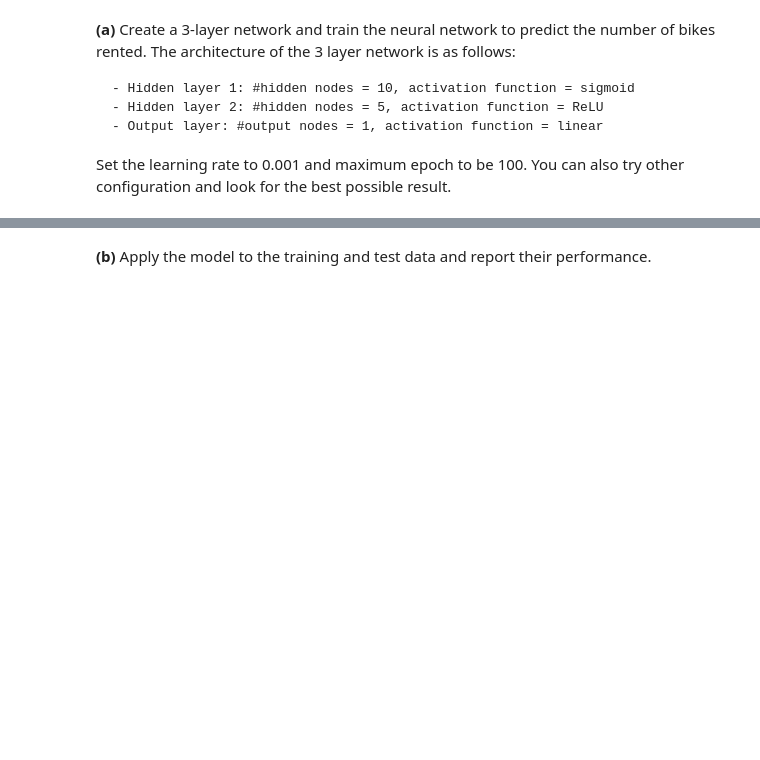
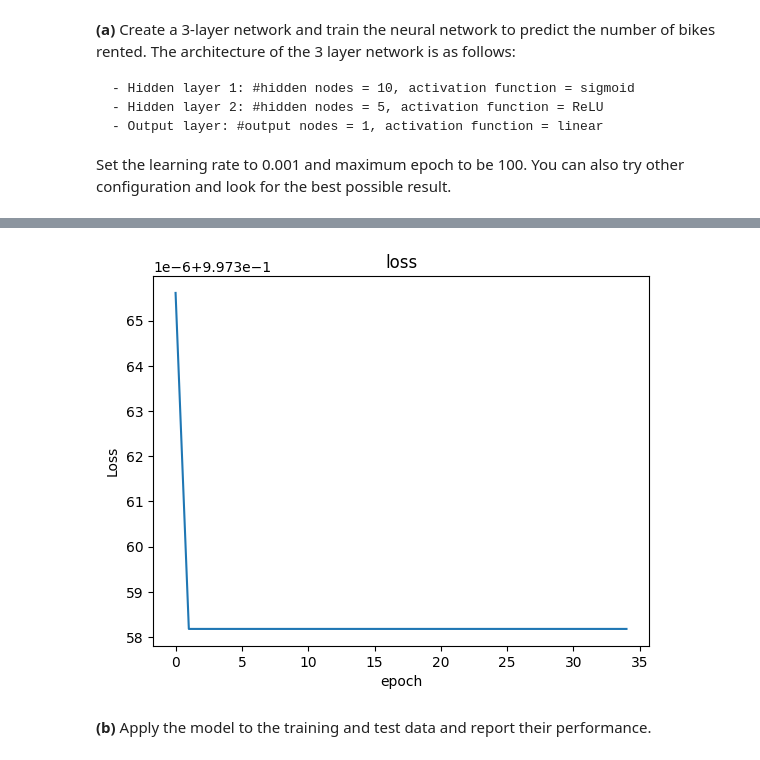
Before and after one commit to bsz123/ClassProjectZukebenj, a Jupyter notebook: project-template.ipynb, the cells around one changed output, grey strips where cells are left out. Cells and saved outputs as stored; diff of their text form; code cells hidden in the pictures; blank space fills up the shorter version.

```diff
--- a/project-template.ipynb
+++ b/project-template.ipynb
@@ -508,7 +508,7 @@ class Layer(object):
 
         self.activation_type =  activation_type
         self.W = np.random.normal(0, 0.1, (output_dim, input_dim))
-        self.b = np.zeros((output_dim, 1))
+        self.b = np.zeros((1, output_dim))
 
     def activation(self, z):
         if self.activation_type == 'linear':
@@ -545,7 +545,7 @@ class Layer(object):
             and returned as an output of the function.
 
         """
-        self.z = np.dot(self.W, x) + self.b
+        self.z = np.dot(self.W, x) + self.b.T
 
         # ** sigma(Wx + b) function **
         self.a = self.activation(self.z)
@@ -574,10 +574,16 @@ class Layer(object):
         """
 
         self.grad_W = np.dot(delta_l, x.T)
-        self.grad_b = delta_l
+        self.grad_b = np.sum(delta_l)
 
         if next_layer is not None:
-            delta_l = np.dot(next_layer.W.T, delta_l) * self.activation_derivative(self.z)
+            # if self.activation_type == 'linear':
+            #     delta_l = np.dot(next_layer.W.T, delta_l)
+            # elif self.activation_type == 'sigmoid':
+            #     delta_l = np.dot(next_layer.W.T, delta_l) * self.activation_derivative(self.z)
+            # elif self.activation_type == 'ReLU':
+            #     delta_l = np.dot(next_layer.W.T, delta_l) * self.activation_derivative(self.z)
+            delta_l = np.dot(next_layer.W.T, delta_l) * self.activation_derivative(self.a)
 
         return delta_l
 # %%
@@ -644,10 +650,15 @@ class MultiLayerNet(object):
 
         delta = self.loss_derivative(y_pred, y)
 
-        # Backpropagate
+        # Backpropagate except for the first layer
         for layer in reversed(self.layers):
             delta = layer.backprop(layer.a, delta)
+
+            # print(layer.W - self.learning_rate * layer.grad_W.T)
+            # print(layer.b - self.learning_rate * layer.grad_b)
+            # print("*************")
             #x = layer
+
 
 
     def loss(self, y_hat, y):
@@ -675,6 +686,7 @@ class MultiLayerNet(object):
         loss_hist = []
 
         for epoch in range(self.epochs):
+            epoch_loss = 0
             for x, y in zip(X, Y):
                 # Compute the predicted value
                 # Ensure that the input data is reshaped to a column vector
@@ -683,21 +695,31 @@ class MultiLayerNet(object):
 
                 # Update the weights and bias
                 for layer in self.layers:
-                    i = layer.W + self.learning_rate * layer.grad_W
+                    i = layer.W + self.learning_rate * layer.grad_W.T
                     layer.W -= i
 
                     j = layer.b + self.learning_rate * layer.grad_b
                     layer.b -= j
 
             # Compute the loss
-            loss = self.loss(self.predict(X), y)
-            loss_hist.append(loss)
+            #loss = self.loss(self.predict(X), y)
+            #loss_hist.append(loss)
+                point_loss = self.loss(y_pred, y)
+                epoch_loss += point_loss
+
+            avg_loss = epoch_loss / len(X)
+            loss_hist.append(avg_loss)
+
+            if epoch % 7 == 0:
+                print(f'Epoch {epoch}: Average Loss = {avg_loss}')
 
         if plot_loss:
             plt.plot( loss_hist )
             plt.xlabel('epoch')
             plt.ylabel('Loss')
             plt.title('loss')
+
+        print('Loss:', loss_hist[-1])
 
     def predict(self, X):
         """
@@ -725,6 +747,6 @@ class MultiLayerNet(object):
 Set the learning rate to 0.001 and maximum epoch to be 100. You can also try other configuration and look for the best possible result.
 # %%
 layers = [Layer(X_train.shape[1],10,'sigmoid'),Layer(10,5,'ReLU'),Layer(5,1,'linear') ]
-model = MultiLayerNet(layers, learning_rate= 0.005, epochs =100)
+model = MultiLayerNet(layers, learning_rate= 0.001, epochs =35)
 model.fit(X_train, y_train, plot_loss = True )
 # %% [output]
@@ -732,3 +759,4 @@ ValueError: operands could not be broadcast together with shapes (10,13) (1,10)
+[figure, added]
 # %% [markdown]
 **(b)** Apply the model to the training and test data and report their performance.
 # %%
```
Also changed, not shown: parts of 1 cell of this notebook.
